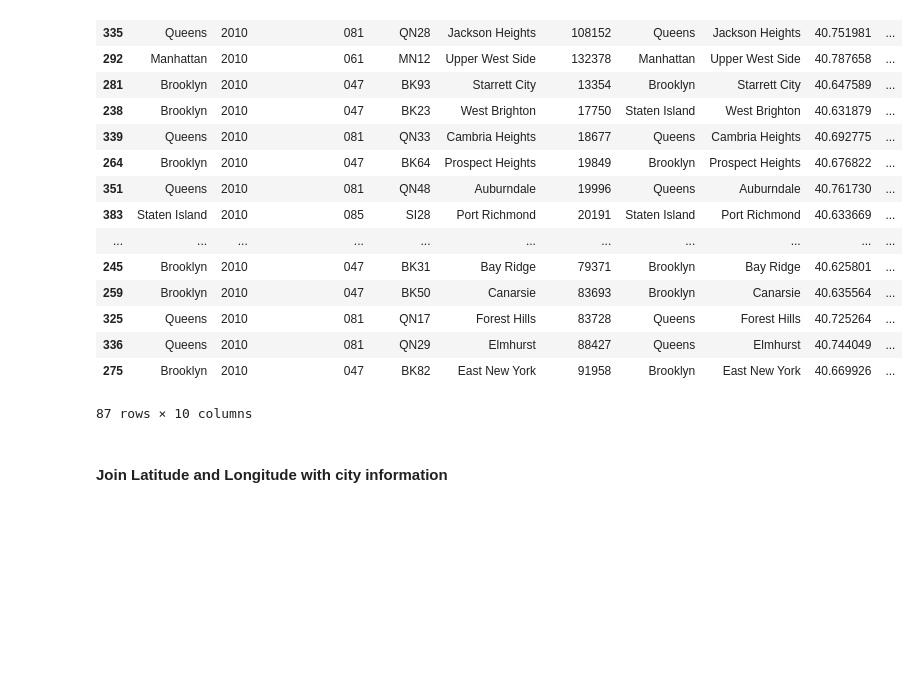
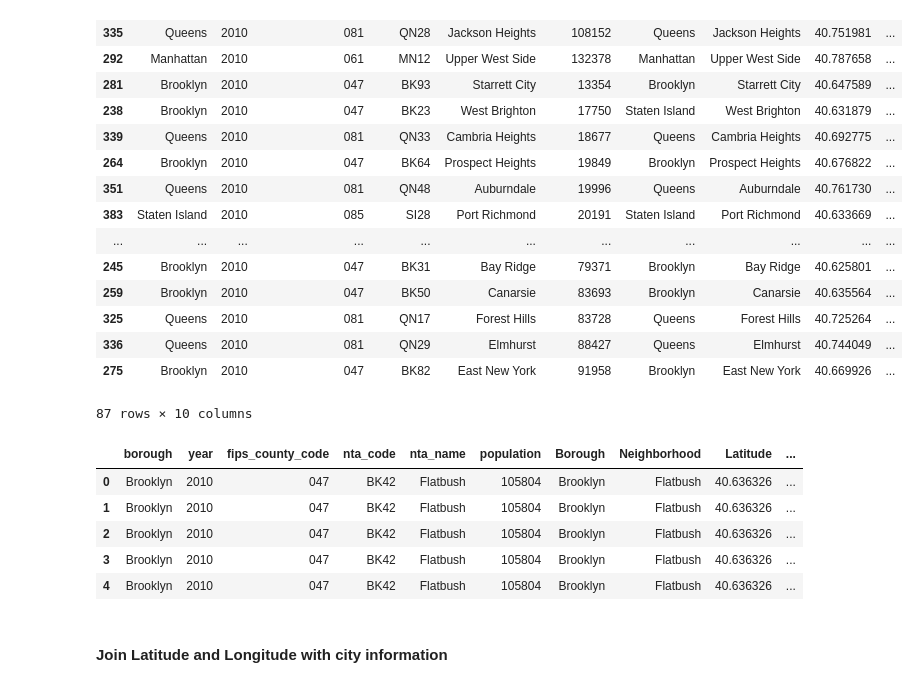
Before and after one commit to Sureshpmba/githubdemo, a Jupyter notebook: Project - LAUNCHING A HAIR SALON BUSINESS IN NY.ipynb, the cells around one changed output. Drawn from its saved outputs; the diff is of its cells as text; code cells hidden in the pictures; blank space fills up the shorter version.

```diff
--- a/Project - LAUNCHING A HAIR SALON BUSINESS IN NY.ipynb
+++ b/Project - LAUNCHING A HAIR SALON BUSINESS IN NY.ipynb
@@ -165,6 +164,20 @@ CityLocDataMap.head(250)
 | 336 | Queens | 2010 | 081 | QN29 | Elmhurst | 88427 | Queens | Elmhurst | 40.744049 | ... |
 | 275 | Brooklyn | 2010 | 047 | BK82 | East New York | 91958 | Brooklyn | East New York | 40.669926 | ... |
 87 rows × 10 columns
+# %%
+
+srcData2= 'https://data.ny.gov/resource/juva-r6g2.csv'
+gisData = pd.read_csv(srcData2,sep=',',dtype=str).replace('"','', regex=True)
+gisData.head(50)
+CityLocDataMap = pd.merge(CityLocDataMap,gisData[['county','zip_code','county_code']], how ='left', left_on = ['fips_county_code'], right_on = ['county_code'])
+CityLocDataMap.head()
+# %% [output]
+|  | borough | year | fips_county_code | nta_code | nta_name | population | Borough | Neighborhood | Latitude | ... |
+| 0 | Brooklyn | 2010 | 047 | BK42 | Flatbush | 105804 | Brooklyn | Flatbush | 40.636326 | ... |
+| 1 | Brooklyn | 2010 | 047 | BK42 | Flatbush | 105804 | Brooklyn | Flatbush | 40.636326 | ... |
+| 2 | Brooklyn | 2010 | 047 | BK42 | Flatbush | 105804 | Brooklyn | Flatbush | 40.636326 | ... |
+| 3 | Brooklyn | 2010 | 047 | BK42 | Flatbush | 105804 | Brooklyn | Flatbush | 40.636326 | ... |
+| 4 | Brooklyn | 2010 | 047 | BK42 | Flatbush | 105804 | Brooklyn | Flatbush | 40.636326 | ... |
 # %% [markdown]
 #### Join Latitude and Longitude with city information ####
 # %%
```
Also changed, not shown: parts of 9 cells of this notebook.
